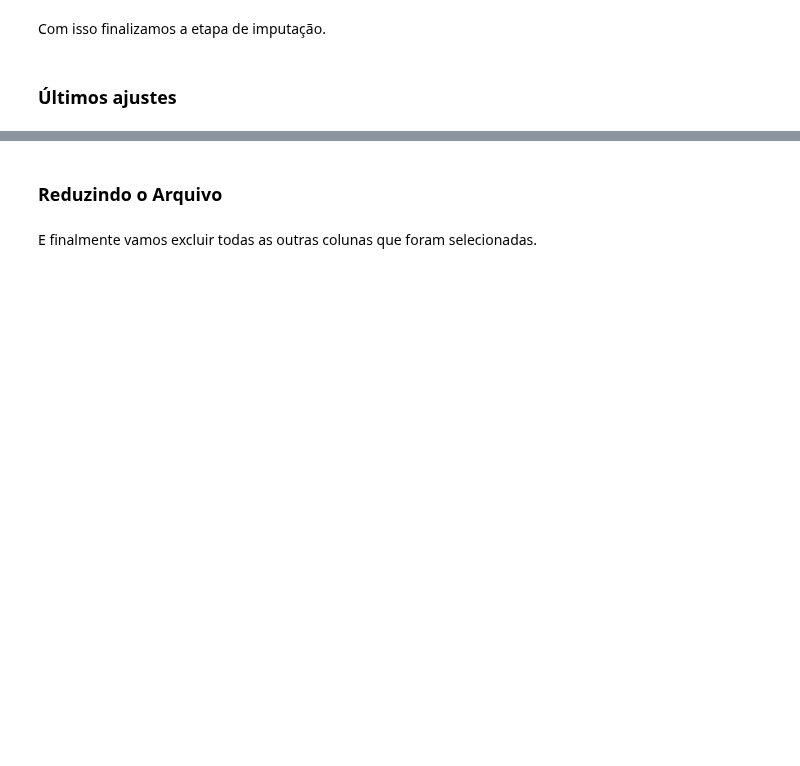
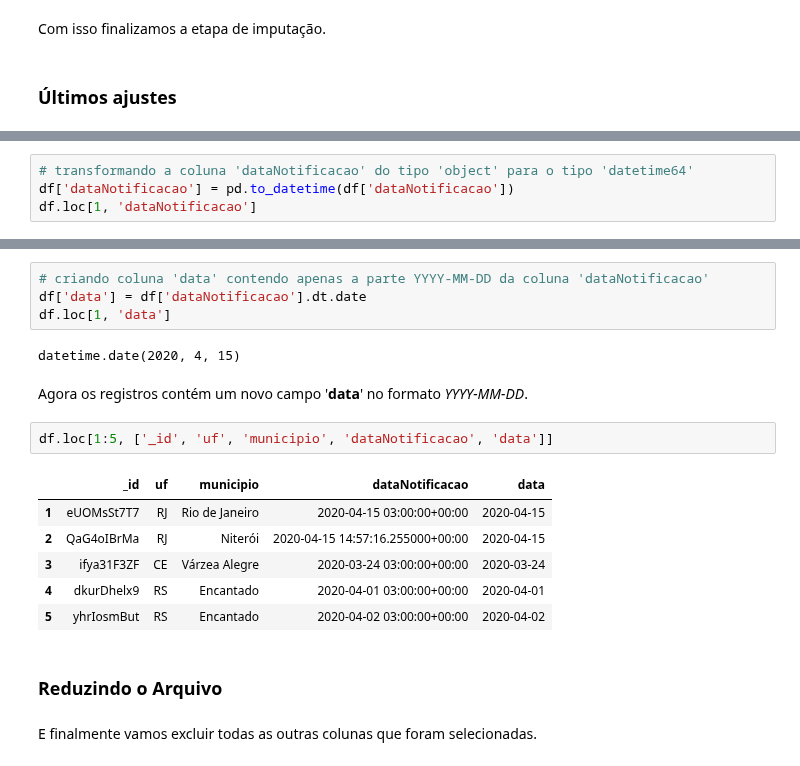
Before and after one commit to lucascorumba/study-projects, a Jupyter notebook: covid-hospital/analysis.ipynb, the cells around one changed output, grey strips where cells are left out. Cells and saved outputs as stored; diff of their text form; blank space fills up the shorter version.

```diff
--- a/covid-hospital/analysis.ipynb
+++ b/covid-hospital/analysis.ipynb
@@ -1179,0 +1176,4 @@ to_drop
+# %%
+# transformando a coluna 'dataNotificacao' do tipo 'object' para o tipo 'datetime64'
+df['dataNotificacao'] = pd.to_datetime(df['dataNotificacao'])
+df.loc[1, 'dataNotificacao']
@@ -1180,3 +1182,20 @@ to_drop
+# %%
+# criando coluna 'data' contendo apenas a parte YYYY-MM-DD da coluna 'dataNotificacao'
+df['data'] = df['dataNotificacao'].dt.date
+df.loc[1, 'data']
+# %% [output]
+datetime.date(2020, 4, 15)
+# %% [markdown]
+Agora os registros contém um novo campo '**data**' no formato *YYYY-MM-DD*.
+# %%
+df.loc[1:5, ['_id', 'uf', 'municipio', 'dataNotificacao', 'data']]
+# %% [output]
+|  | _id | uf | municipio | dataNotificacao | data |
+| 1 | eUOMsSt7T7 | RJ | Rio de Janeiro | 2020-04-15 03:00:00+00:00 | 2020-04-15 |
+| 2 | QaG4oIBrMa | RJ | Niterói | 2020-04-15 14:57:16.255000+00:00 | 2020-04-15 |
+| 3 | ifya31F3ZF | CE | Várzea Alegre | 2020-03-24 03:00:00+00:00 | 2020-03-24 |
+| 4 | dkurDhelx9 | RS | Encantado | 2020-04-01 03:00:00+00:00 | 2020-04-01 |
+| 5 | yhrIosmBut | RS | Encantado | 2020-04-02 03:00:00+00:00 | 2020-04-02 |
 # %% [markdown]
 ### Reduzindo o Arquivo
 # %% [markdown]
```
Also changed, not shown: parts of 13 cells of this notebook.
